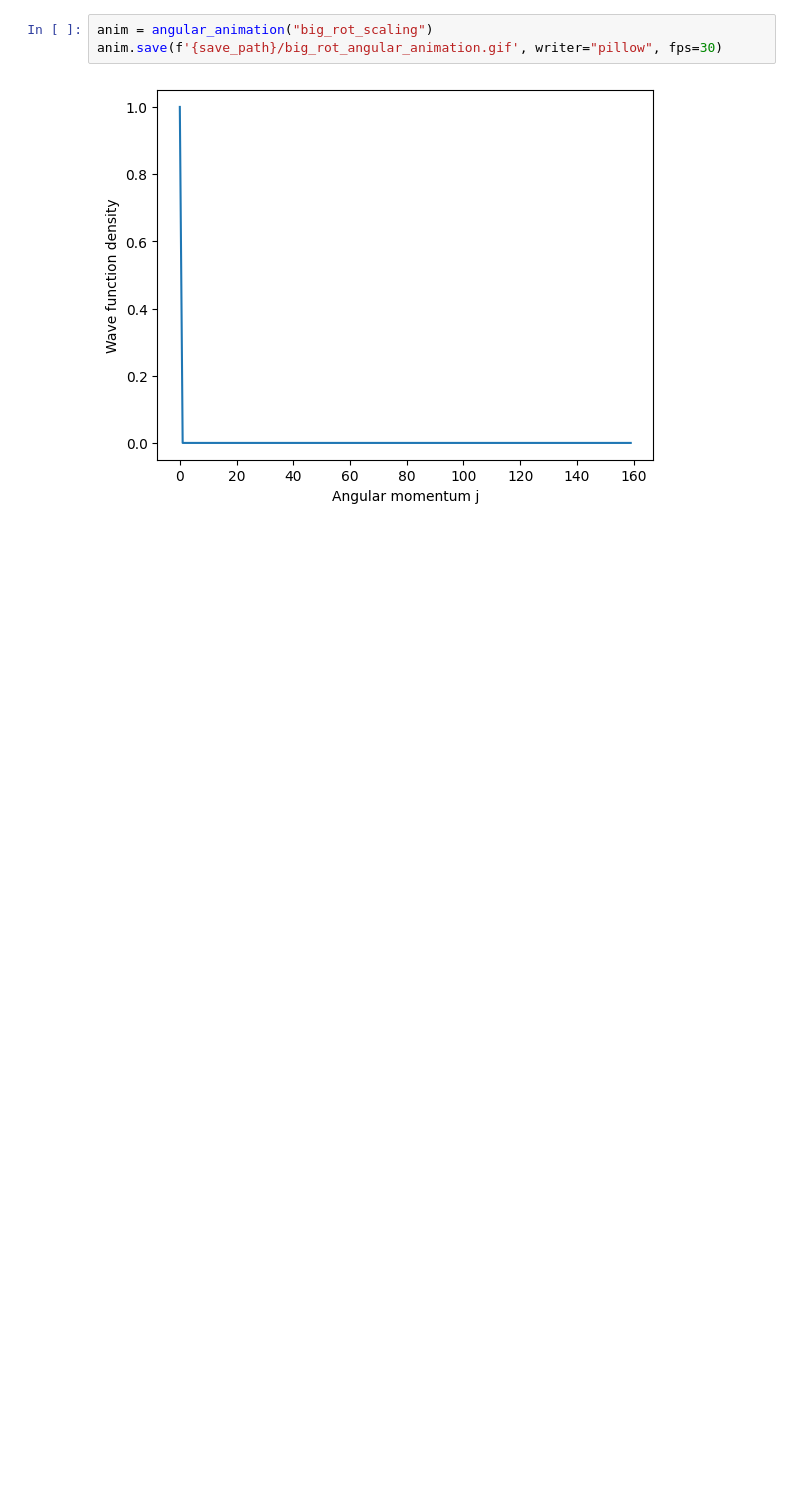
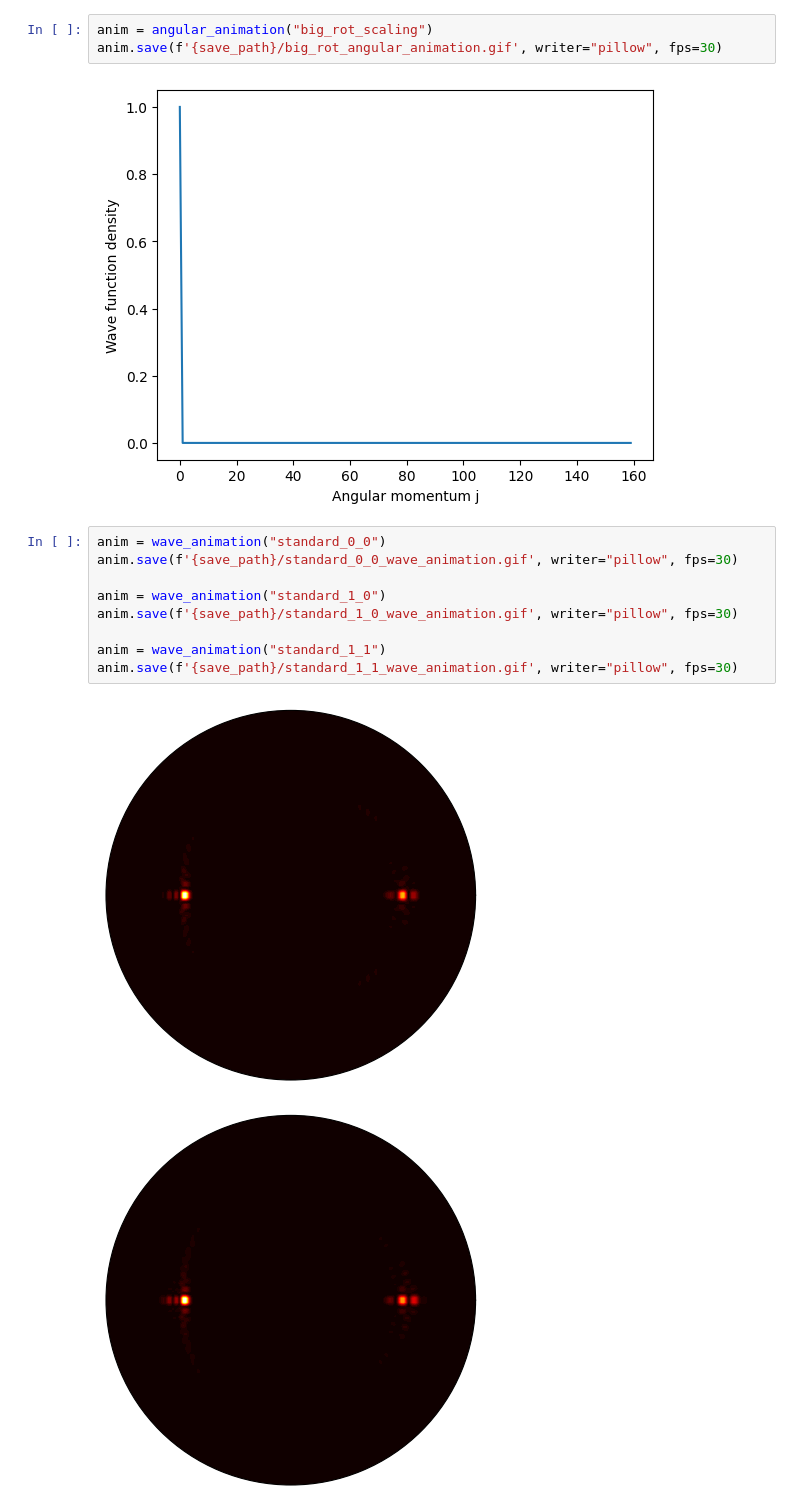
Before and after one commit to Wleter/NeOcs, a Jupyter notebook: analysis/animations.ipynb, the cells around one changed output. Drawn from its saved outputs; the diff is of its cells as text; blank space fills up the shorter version.

```diff
--- a/analysis/animations.ipynb
+++ b/analysis/animations.ipynb
@@ -43,3 +43,15 @@ anim = angular_animation("big_rot_scaling")
 anim.save(f'{save_path}/big_rot_angular_animation.gif', writer="pillow", fps=30)
 # %% [output]
 [figure]
+# %%
+anim = wave_animation("standard_0_0")
+anim.save(f'{save_path}/standard_0_0_wave_animation.gif', writer="pillow", fps=30)
+
+anim = wave_animation("standard_1_0")
+anim.save(f'{save_path}/standard_1_0_wave_animation.gif', writer="pillow", fps=30)
+
+anim = wave_animation("standard_1_1")
+anim.save(f'{save_path}/standard_1_1_wave_animation.gif', writer="pillow", fps=30)
+# %% [output]
+[figure, added]
+[figure, added]
```
Also changed, not shown: parts of 5 cells of this notebook, 14 other files.
